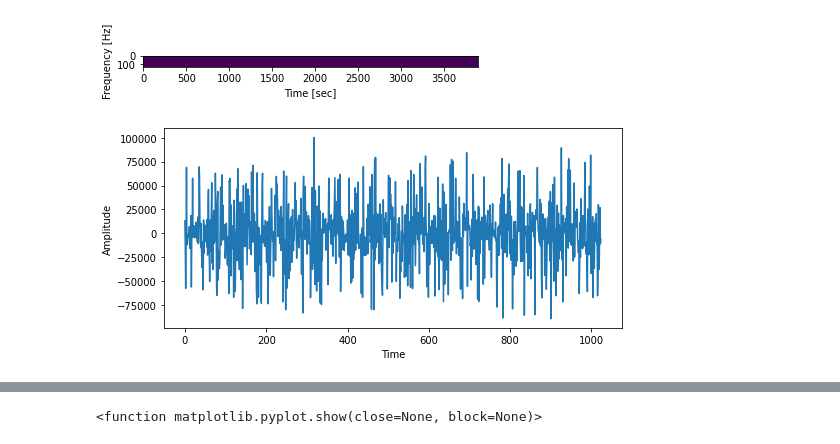
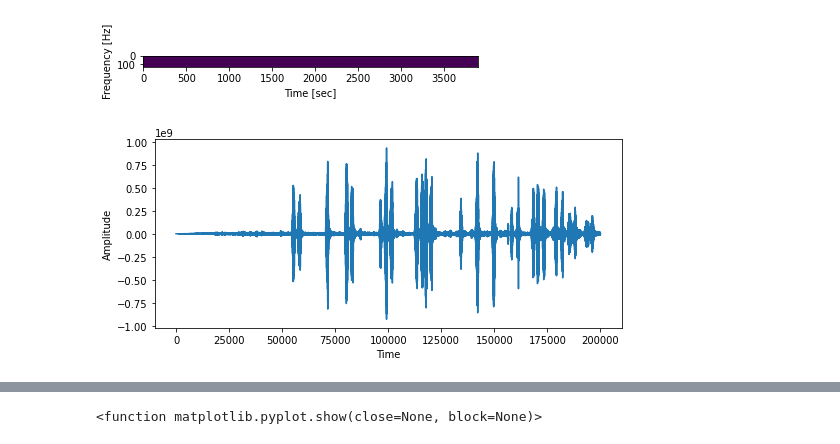
Before and after one commit to p3p31v/BirdCLEF-2022, a Jupyter notebook: version17.ipynb, the cells around one changed output, grey strips where cells are left out. Drawn from its saved outputs; the diff is of its cells as text; code cells hidden in the pictures.

```diff
--- a/version17.ipynb
+++ b/version17.ipynb
@@ -146,14 +146,14 @@ plt.show()
 # %%
 #Plotting Amplitude of a wav file against time
 from scipy.io.wavfile import read
 import matplotlib.pyplot as plt
 plt.rcParams["figure.figsize"] = [7.50, 3.50]
 plt.rcParams["figure.autolayout"] = True
 input_data = read("/kaggle/working/XC395771.wav")
 audio = input_data[1]
-plt.plot(audio[0:1024])
+plt.plot(audio[0:200000])#6seconds of video
 plt.ylabel("Amplitude")
 plt.xlabel("Time")
 plt.show()
 # %% [output]
-[figure, old version]
+[figure, new version]
```
Also changed, not shown: parts of 4 cells of this notebook.
